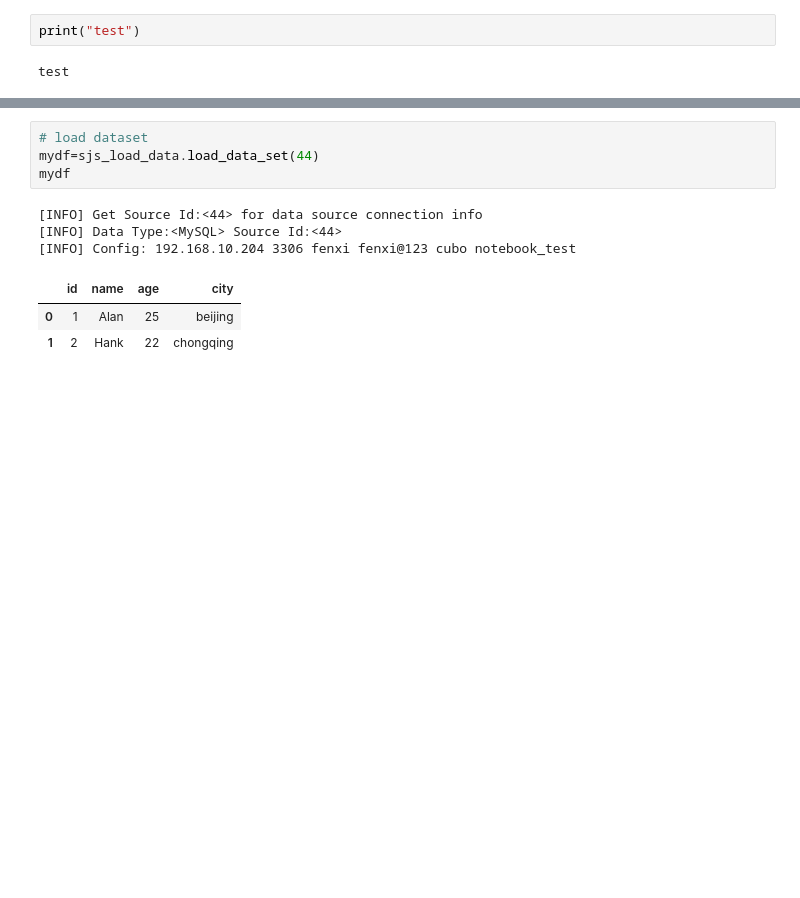
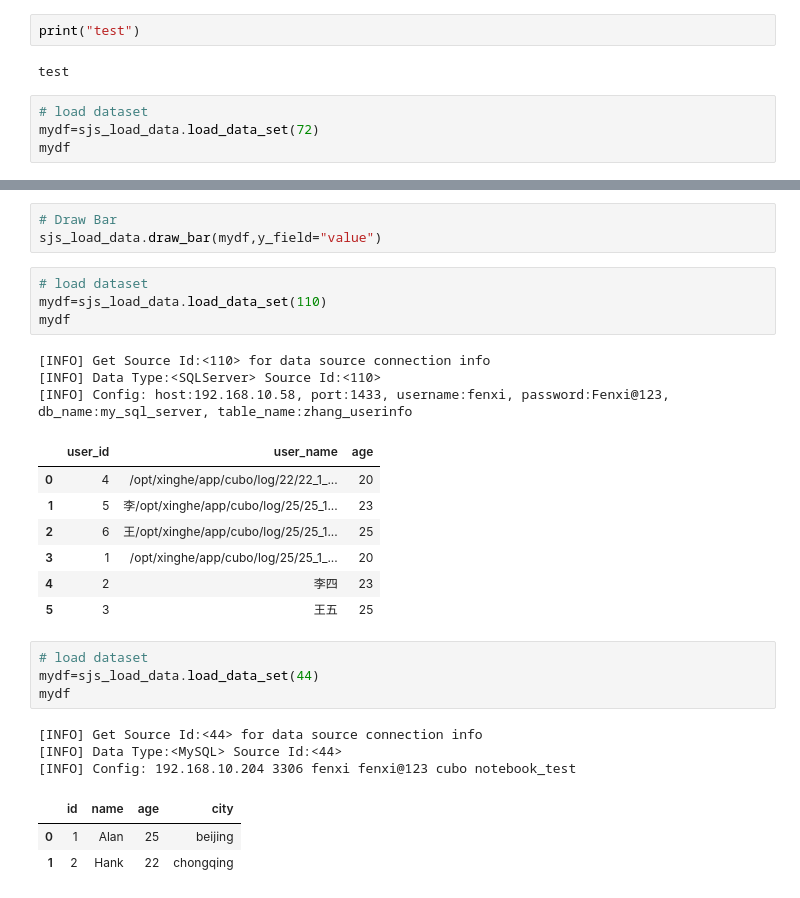
Before and after one commit to nickliqian/notebook, a Jupyter notebook: workspace/demo.ipynb, the cells around one changed output, grey strips where cells are left out. Cells and saved outputs as stored; diff of their text form; blank space fills up the shorter version.

```diff
--- a/workspace/demo.ipynb
+++ b/workspace/demo.ipynb
@@ -2,3 +2,7 @@
 print("test")
 # %% [output]
 test
+# %%
+# load dataset
+mydf=sjs_load_data.load_data_set(72)
+mydf
@@ -5,3 +19,21 @@ test
+# %%
+# Draw Bar
+sjs_load_data.draw_bar(mydf,y_field="value")
+# %%
+# load dataset
+mydf=sjs_load_data.load_data_set(110)
+mydf
+# %% [output]
+[INFO] Get Source Id:<110> for data source connection info
+[INFO] Data Type:<SQLServer> Source Id:<110>
+[INFO] Config: host:192.168.10.58, port:1433, username:fenxi, password:Fenxi@123, db_name:my_sql_server, table_name:zhang_userinfo
+|  | user_id | user_name | age |
+| 0 | 4 | /opt/xinghe/app/cubo/log/22/22_1_... | 20 |
+| 1 | 5 | 李/opt/xinghe/app/cubo/log/25/25_1... | 23 |
+| 2 | 6 | 王/opt/xinghe/app/cubo/log/25/25_1... | 25 |
+| 3 | 1 | /opt/xinghe/app/cubo/log/25/25_1_... | 20 |
+| 4 | 2 | 李四 | 23 |
+| 5 | 3 | 王五 | 25 |
 # %%
 # load dataset
 mydf=sjs_load_data.load_data_set(44)
```
Also changed, not shown: parts of 1 cell of this notebook, 6 other files.
